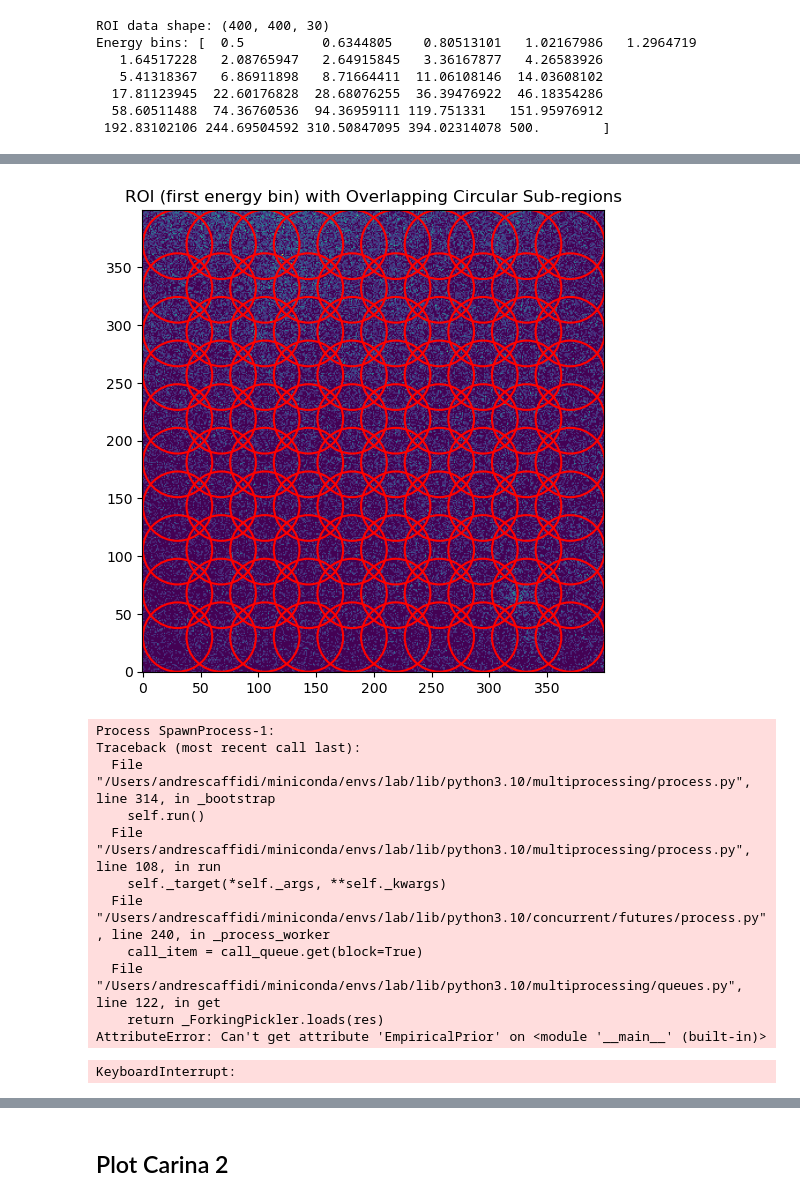
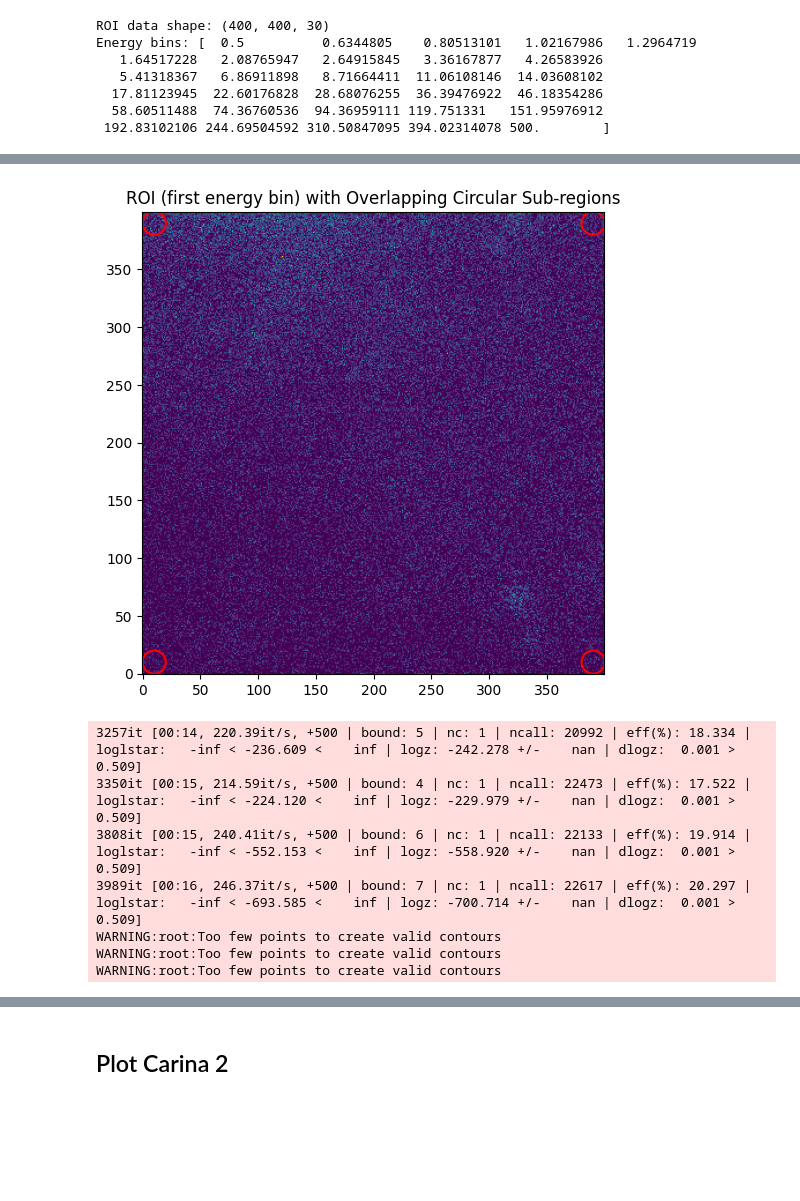
Before and after one commit to AndreScaffidi/Emp_Prior_Real_Data, a Jupyter notebook: Empirical_prior.ipynb, the cells around one changed output, grey strips where cells are left out. Drawn from its saved outputs; the diff is of its cells as text; code cells hidden in the pictures; blank space fills up the shorter version.

```diff
--- a/Empirical_prior.ipynb
+++ b/Empirical_prior.ipynb
@@ -1,5 +1,4 @@
 # %%
-
 
 import numpy as np
 import math
@@ -197,14 +196,14 @@ class EmpiricalPrior:
         A = sub_data.shape[0]
         n_counts = np.sum(sub_data, axis=0)
         # Extract template values over the sub-region using the mask.
-        T_iso_sub = self.T_iso[:, :, :][mask]  # shape: (n_pixels_sub, n_energy)
+        T_iso_sub  = self.T_iso[:, :, :][mask]  # shape: (n_pixels_sub, n_energy)
         T_diff_sub = self.T_diff[:, :, :][mask]
         # Compute mean template values over sub-region (for each energy bin).
-        mean_T_iso = np.mean(T_iso_sub, axis=0)
-        mean_T_diff = np.mean(T_diff_sub, axis=0)
+        mean_T_iso = np.sum(T_iso_sub, axis=0)
+        mean_T_diff = np.sum(T_diff_sub, axis=0)
         E0 = 1.0
-        dF_dE = F0 * (energy_bins / E0) ** (-alpha - beta * np.log(energy_bins / E0))
-        lambda_j = A * (mean_T_iso + delta_diff * mean_T_diff + dF_dE)
+        dF_dE = A * F0 * (energy_bins / E0) ** (-alpha - beta * np.log(energy_bins / E0))
+        lambda_j = (mean_T_iso + delta_diff * mean_T_diff + dF_dE)
         logL = np.sum(n_counts * np.log(lambda_j) - lambda_j)
         return logL
 
@@ -250,22 +249,11 @@ class EmpiricalPrior:
         Returns a tuple: (samples_equal, evidence)
         """
         sub_data, mask = self._extract_subregion(center)
+
         def log_likelihood(theta):
             if theta[2] <= 0 or theta[3] <= 0:
                 return -np.inf
-            # Local template evaluation.
-            T_iso_sub = self.T_iso[mask, :]
-            T_diff_sub = self.T_diff[mask, :]
-            mean_T_iso = np.mean(T_iso_sub, axis=0)
-            mean_T_diff = np.mean(T_diff_sub, axis=0)
-            log10F0, alpha, beta, delta_diff = theta
-            F0 = 10 ** (log10F0)
-            A = sub_data.shape[0]
-            n_counts = np.sum(sub_data, axis=0)
-            E0 = 1.0
-            dF_dE = F0 * (self.energy_bins / E0) ** (-alpha - beta * np.log(self.energy_bins / E0))
-            lambda_j = A * (mean_T_iso + delta_diff * mean_T_diff + dF_dE)
-            return np.sum(n_counts * np.log(lambda_j) - lambda_j - gammaln(n_counts + 1))
+            return self.likelihood_func(sub_data, mask, theta, self.energy_bins)
 
         def prior_transform(u):
             cube = np.array(u, copy=True)
@@ -403,7 +391,7 @@ if __name__ == "__main__":
     # Initialize the EMP prior object with the default prior.
     # Initialize the EMP prior object with the default prior.
     template_shape=(400, 400, 30)
-    emp_prior_obj = EmpiricalPrior(roi_data, energy_bins, n_subregions=100, radius=30,
+    emp_prior_obj = EmpiricalPrior(roi_data, energy_bins, n_subregions=5, radius=10,
                                    T_iso="Data/Car2/bgtemplate_iso.dat", T_diff="Data/Car2/bgtemplate_diffuse.dat",
                                    template_shape=template_shape, prior_obj=None)
 
@@ -413,7 +401,7 @@ if __name__ == "__main__":
     emp_prior_obj.plot_subregions()
 
     # Run dynesty to sample sub-region posteriors.
-    subregion_samples = emp_prior_obj.calculate_subregion_posteriors_dynesty(nlive=500, sample='auto',max_workers=5)
+    subregion_samples = emp_prior_obj.calculate_subregion_posteriors_dynesty(nlive=500, sample='auto',max_workers=4)
 
     # Combine samples from all sub-regions.
     all_samples = np.vstack(subregion_samples)
@@ -435,13 +424,8 @@ if __name__ == "__main__":
-[figure, old version]
+[figure, new version]
-Process SpawnProcess-1:
-Traceback (most recent call last):
-  File "/Users/andrescaffidi/miniconda/envs/lab/lib/python3.10/multiprocessing/process.py", line 314, in _bootstrap
-    self.run()
-  File "/Users/andrescaffidi/miniconda/envs/lab/lib/python3.10/multiprocessing/process.py", line 108, in run
-    self._target(*self._args, **self._kwargs)
-  File "/Users/andrescaffidi/miniconda/envs/lab/lib/python3.10/concurrent/futures/process.py", line 240, in _process_worker
-    call_item = call_queue.get(block=True)
-  File "/Users/andrescaffidi/miniconda/envs/lab/lib/python3.10/multiprocessing/queues.py", line 122, in get
-    return _ForkingPickler.loads(res)
-AttributeError: Can't get attribute 'EmpiricalPrior' on <module '__main__' (built-in)>
-KeyboardInterrupt:
+3257it [00:14, 220.39it/s, +500 | bound: 5 | nc: 1 | ncall: 20992 | eff(%): 18.334 | loglstar:   -inf < -236.609 <    inf | logz: -242.278 +/-    nan | dlogz:  0.001 >  0.509]
+3350it [00:15, 214.59it/s, +500 | bound: 4 | nc: 1 | ncall: 22473 | eff(%): 17.522 | loglstar:   -inf < -224.120 <    inf | logz: -229.979 +/-    nan | dlogz:  0.001 >  0.509]
+3808it [00:15, 240.41it/s, +500 | bound: 6 | nc: 1 | ncall: 22133 | eff(%): 19.914 | loglstar:   -inf < -552.153 <    inf | logz: -558.920 +/-    nan | dlogz:  0.001 >  0.509]
+3989it [00:16, 246.37it/s, +500 | bound: 7 | nc: 1 | ncall: 22617 | eff(%): 20.297 | loglstar:   -inf < -693.585 <    inf | logz: -700.714 +/-    nan | dlogz:  0.001 >  0.509]
+WARNING:root:Too few points to create valid contours
+WARNING:root:Too few points to create valid contours
+WARNING:root:Too few points to create valid contours
```
Also changed, not shown: parts of 2 cells of this notebook.
